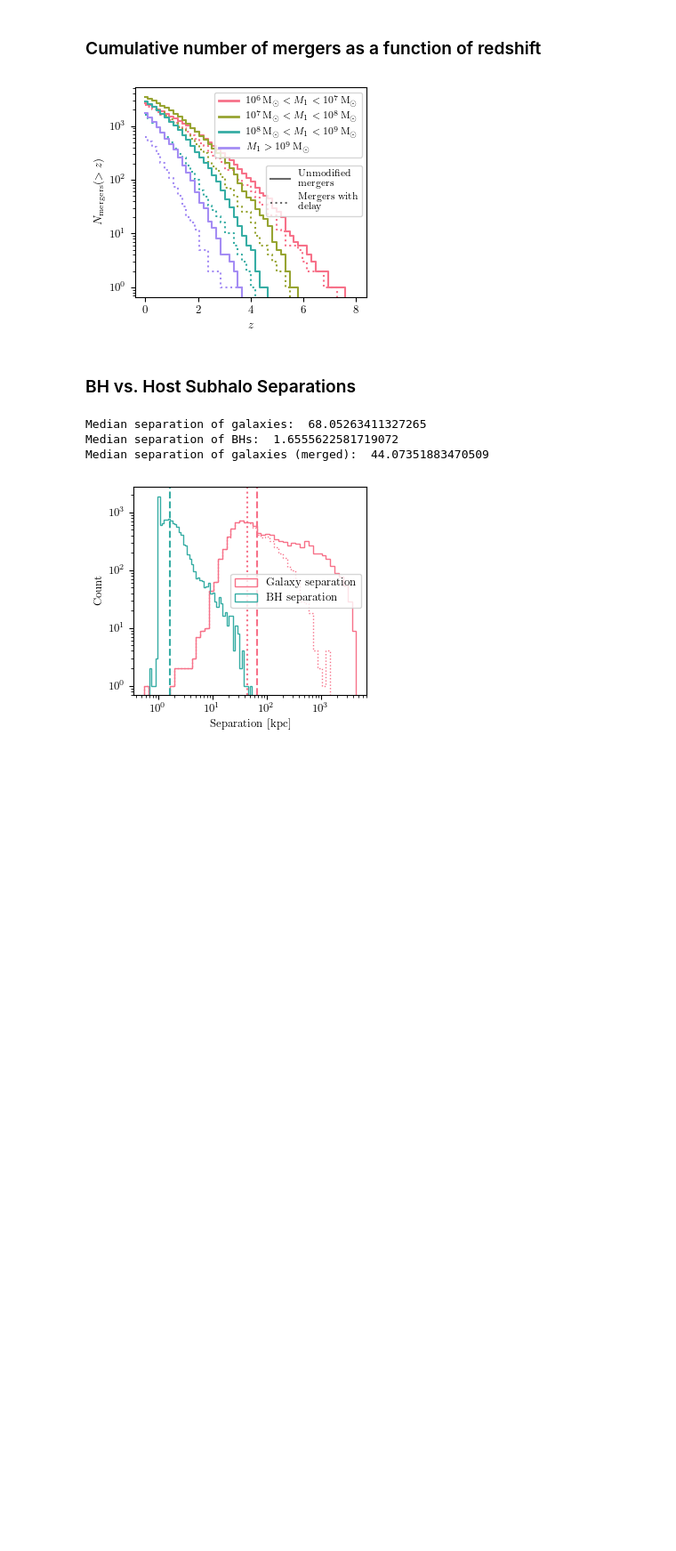
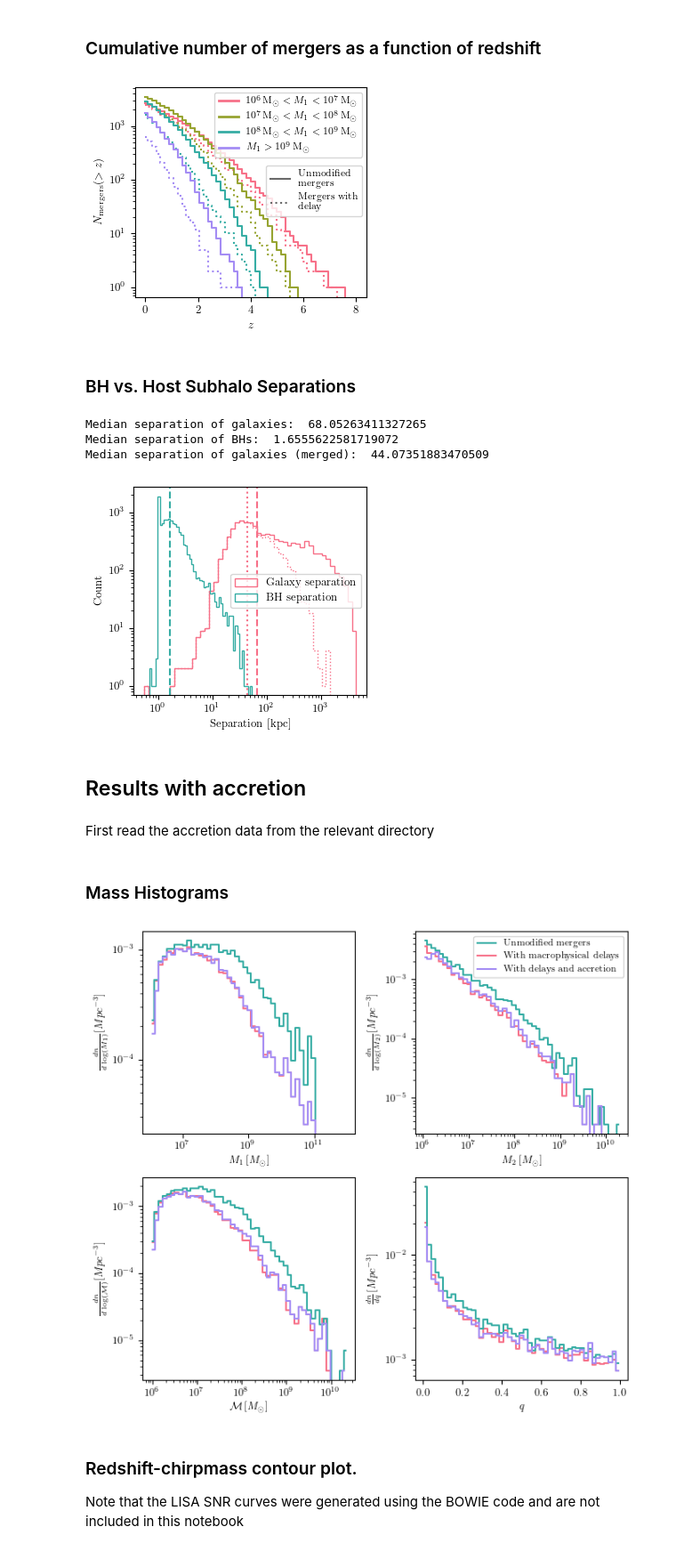
Before and after one commit to steph-buttigieg/BHMacroDelay, a Jupyter notebook: src/analyse_macro_delays.ipynb, the cells around one changed output. Shown: that part at 89% size. Saved outputs shown, nothing was run; the diff lists cells and outputs as text; code cells hidden in the pictures; blank space fills up the shorter version.

Commit message:
Added accretion

```diff
--- a/src/analyse_macro_delays.ipynb
+++ b/src/analyse_macro_delays.ipynb
@@ -39,7 +35,8 @@ galaxy_separation = []
 redshifts_galaxies = []
 simulation_redshifts = []
 halo_mass_at_numerical_merger = []
-path = '../data/new_delay_data/'
+path = '../data/generated_data/delay_data/'
+# path = '/cosma/home/dp012/dc-butt3/BHs_FABLE/BH_mergers/data/final_delays_fixed_distance/'
 files = os.listdir(path)
 H0 = LITTLE_H * 100
 Om0 = 0.3065
@@ -351,3 +348,7 @@ Median separation of galaxies:  68.05263411327265
 Median separation of BHs:  1.6555622581719072
 Median separation of galaxies (merged):  44.07351883470509
 [figure]
+# %% [markdown]
+## Results with accretion
+# %% [markdown]
+First read the accretion data from the relevant directory
@@ -353,0 +377,2 @@ Median separation of galaxies (merged):  44.07351883470509
+# %% [markdown]
+### Mass Histograms
@@ -353,0 +519,53 @@ Median separation of galaxies (merged):  44.07351883470509
+# %%
+# Set up figure and axes for subplots (4 subplots in a 2x2 grid)
+fig, axs = plt.subplots(2, 2, figsize=(20/3, 6))
+plt.subplots_adjust(hspace=0.4, wspace=0.3)
+
+# Primary Mass Distribution
+axs[0, 0].plot(bin_centers, dn_dlogM, drawstyle='steps-mid', label=r'$dN/d\log(M)$', color = colour_map[0])
+axs[0, 0].plot(bin_centers_no_delay, dn_dlogM_no_delay, drawstyle='steps-mid', label=r'No delay', color = colour_map[4])
+axs[0, 0].plot(bin_centers_accretion, dn_dlogM_accretion, drawstyle='steps-mid', label=r'With accretion', color = colour_map[6])
+axs[0, 0].set_xscale('log')
+axs[0, 0].set_yscale('log')
+axs[0, 0].set_xlabel(r'$M_1 \, [M_{\odot}]$')
+axs[0, 0].set_ylabel(r'$\frac{dn}{d\log(M_1)} [Mpc^{-3}]$')
+# axs[0, 0].legend()
+
+# Secondary Mass Distribution
+axs[0, 1].plot(bin_centers_secondary_no_delay, dn_dlogM_secondary_no_delay, drawstyle='steps-mid', label='Unmodified mergers', color = colour_map[4])
+axs[0, 1].plot(bin_centers_secondary, dn_dlogM_secondary, drawstyle='steps-mid', label='With macrophysical delays', color = colour_map[0])
+axs[0, 1].plot(bin_centers_secondary_accretion, dn_dlogM_secondary_accretion, drawstyle='steps-mid', label='With delays and accretion', color = colour_map[6])
+axs[0, 1].set_xscale('log')
+axs[0, 1].set_yscale('log')
+axs[0, 1].set_xlabel(r'$M_2 \, [M_{\odot}]$')
+axs[0, 1].set_ylabel(r'$\frac{dn}{d\log(M_2)} [Mpc^{-3}]$')
+axs[0, 1].legend(fontsize=8)
+
+# Chirp Mass Distribution
+axs[1, 0].plot(bin_centers_chirp, dn_dlogM_chirp, drawstyle='steps-mid', label=r'Chirp mass', color = colour_map[0])
+axs[1, 0].plot(bin_centers_chirp_no_delay, dn_dlogM_chirp_no_delay, drawstyle='steps-mid', label=r'No delay', color = colour_map[4])
+axs[1, 0].plot(bin_centers_chirp_accretion, dn_dlogM_chirp_accretion, drawstyle='steps-mid', label=r'With accretion', color = colour_map[6])
+axs[1, 0].set_xscale('log')
+axs[1, 0].set_yscale('log')
+axs[1, 0].set_xlabel(r'$\mathcal{M} \, [M_{\odot}]$')
+axs[1, 0].set_ylabel(r'$\frac{dn}{d\log(\mathcal{M})} [Mpc^{-3}]$')
+# axs[1, 0].legend()
+
+# Redshift Distribution
+axs[1,1].plot(bin_centers_mass_ratio, dn_dlogM_mass_ratio, drawstyle='steps-mid', label=r'$dN/dM_{\mathrm{ratio}}$', color = colour_map[0])
+axs[1,1].plot(bin_centers_mass_ratio_no_delay, dn_dlogM_mass_ratio_no_delay, drawstyle='steps-mid', label=r'$dN/dM_{\mathrm{ratio}}$ no delay', color = colour_map[4])
+axs[1,1].plot(bin_centers_mass_ratio_accretion, dn_dlogM_mass_ratio_accretion, drawstyle='steps-mid', label=r'$dN/dM_{\mathrm{ratio}}$ with accretion', color = colour_map[6])
+axs[1,1].set_xscale('linear')
+axs[1,1].set_yscale('log')
+axs[1,1].set_xlabel(r'$q$')
+axs[1,1].set_ylabel(r'$\frac{dn}{dq} [Mpc^{-3}]$')
+# axs[1, 1].legend()
+
+# Save and display the combined plot
+plt.tight_layout()
+plt.savefig('../figures/mass_histograms.png', dpi=600)
+# %% [output]
+[figure, added]
+# %% [markdown]
+### Redshift-chirpmass contour plot.
+Note that the LISA SNR curves were generated using the BOWIE code and are not included in this notebook
```
Also changed, not shown: parts of 10 cells of this notebook, 5 other files.
